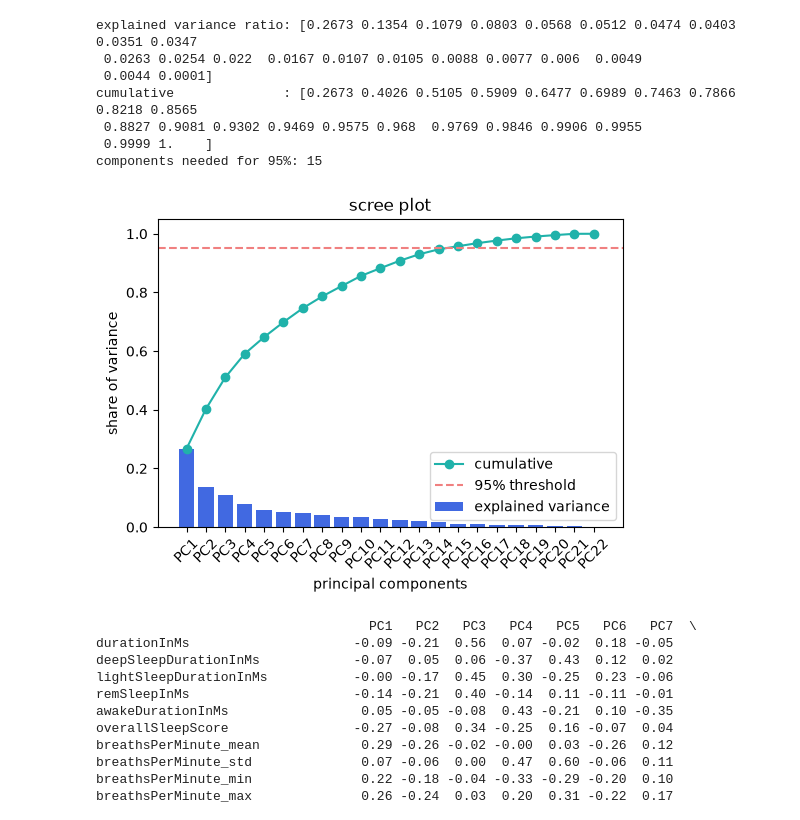
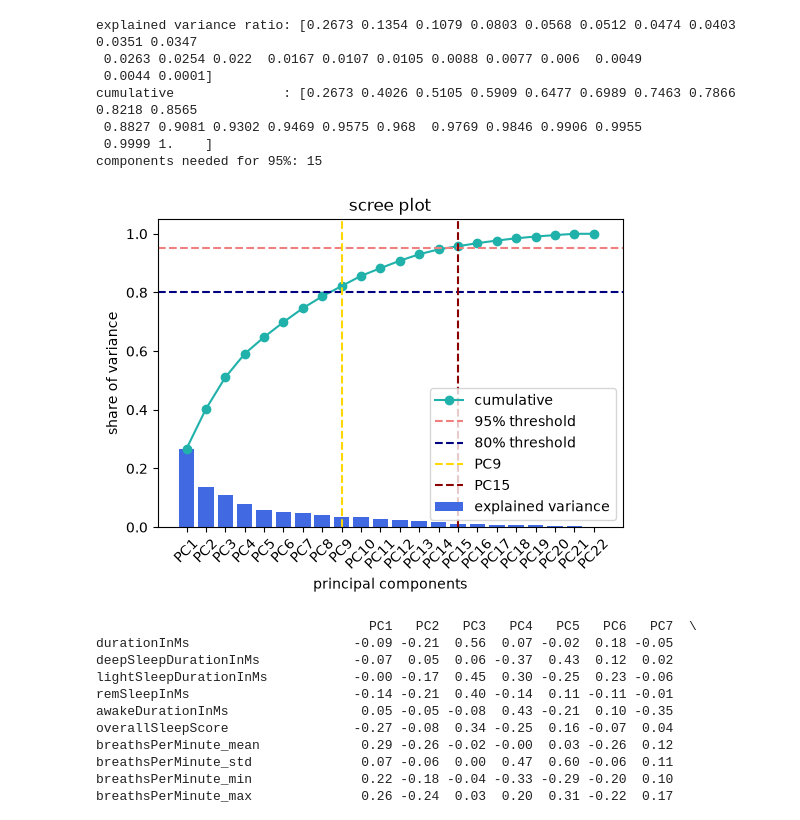
Before and after one commit to meauxcodes/applied-ml-project, a Jupyter notebook: scripts/cohort_pca.ipynb, the cells around one changed output. Drawn from its saved outputs; the diff is of its cells as text; code cells hidden in the pictures.

```diff
--- a/scripts/cohort_pca.ipynb
+++ b/scripts/cohort_pca.ipynb
@@ -58,19 +51,22 @@ components needed for 95%: 15
 # %%
 # Scree plot: bars = each PC's share, line = running total
 pcs = ["PC1", "PC2", "PC3", "PC4","PC5", "PC6", "PC7", "PC8", "PC9", "PC10", "PC11", "PC12", "PC13", "PC14", "PC15", "PC16", "PC17", "PC18","PC19","PC20","PC21","PC22"]
 plt.figure(figsize=(6, 4))
 plt.bar(pcs, explained_variance, color="RoyalBlue", label="explained variance")
 plt.plot(pcs, cumulative, marker="o", color="LightSeaGreen", label="cumulative")
 plt.xlabel("principal components")
 plt.xticks(rotation=45)
 plt.ylabel("share of variance")
 plt.title("scree plot")
 plt.axhline(y=0.95, color="LightCoral", linestyle="--", label="95% threshold")
+plt.axhline(y=0.80, color="navy", linestyle="--", label="80% threshold")
+plt.axvline(x = 8, color = "gold",linestyle="--", label="PC9" )
+plt.axvline(x = 14, color = "darkred",linestyle="--", label="PC15" )
 plt.legend()
 plt.savefig("../images/pca/scree_plot.png", dpi=150, bbox_inches="tight")
 plt.show()
 # %% [output]
-[figure, old version]
+[figure, new version]
 # %%
 loadings = pca.components_.T
 df_loadings = pd.DataFrame(loadings, columns=["PC1", "PC2", "PC3","PC4","PC5","PC6","PC7","PC8","PC9","PC10", "PC11","PC12","PC13","PC14","PC15","PC16","PC17","PC18","PC19","PC20","PC21","PC22"], index=cohort_scaled.columns)
```
Also changed, not shown: parts of 2 cells of this notebook, 3 other files.
